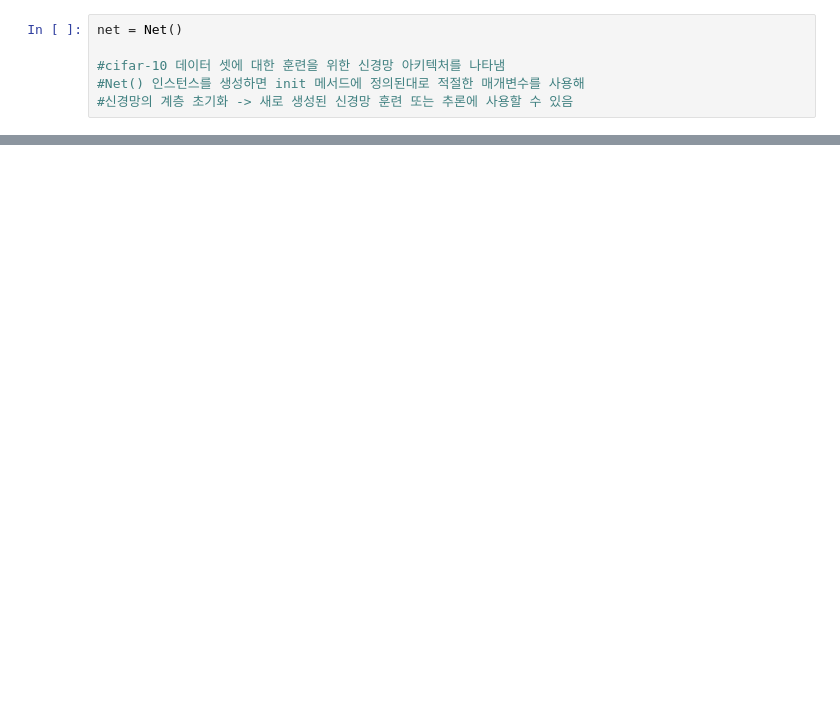
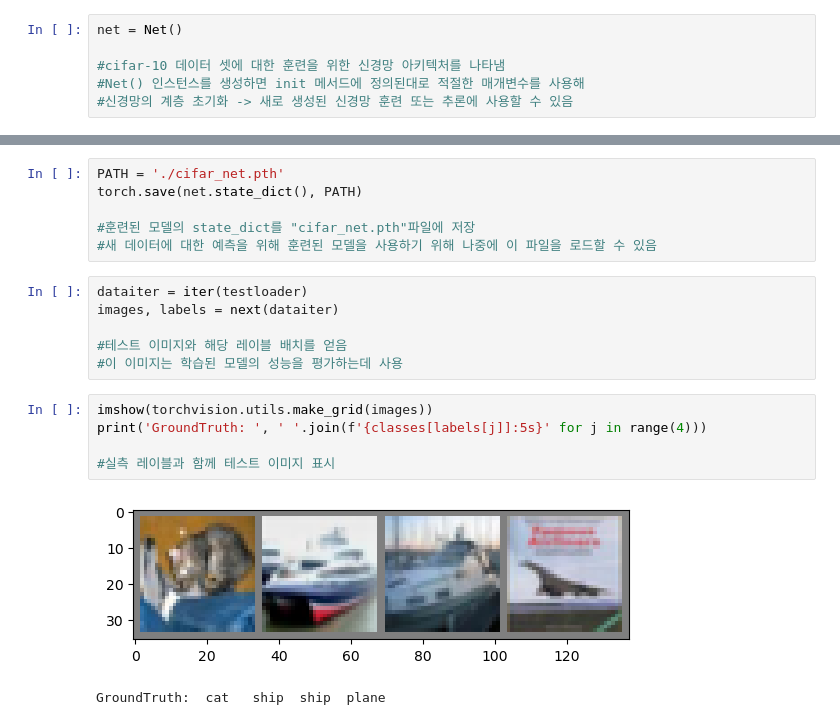
Before and after one commit to ansquf0715/AIApplications, a Jupyter notebook: B977014 문별.ipynb, the cells around one changed output, grey strips where cells are left out. Drawn from its saved outputs; the diff is of its cells as text; blank space fills up the shorter version.

```diff
--- a/B977014 문별.ipynb
+++ b/B977014 문별.ipynb
@@ -166,0 +235,20 @@ optimizer = optim.SGD(net.parameters(), lr=0.001, momentum=0.9)
+# %%
+PATH = './cifar_net.pth'
+torch.save(net.state_dict(), PATH)
+
+#훈련된 모델의 state_dict를 "cifar_net.pth"파일에 저장
+#새 데이터에 대한 예측을 위해 훈련된 모델을 사용하기 위해 나중에 이 파일을 로드할 수 있음
+# %%
+dataiter = iter(testloader)
+images, labels = next(dataiter)
+
+#테스트 이미지와 해당 레이블 배치를 얻음
+#이 이미지는 학습된 모델의 성능을 평가하는데 사용
+# %%
+imshow(torchvision.utils.make_grid(images))
+print('GroundTruth: ', ' '.join(f'{classes[labels[j]]:5s}' for j in range(4)))
+
+#실측 레이블과 함께 테스트 이미지 표시
+# %% [output]
+[figure, added]
+GroundTruth:  cat   ship  ship  plane
```
Also changed, not shown: parts of 18 cells of this notebook, 10 other files.
